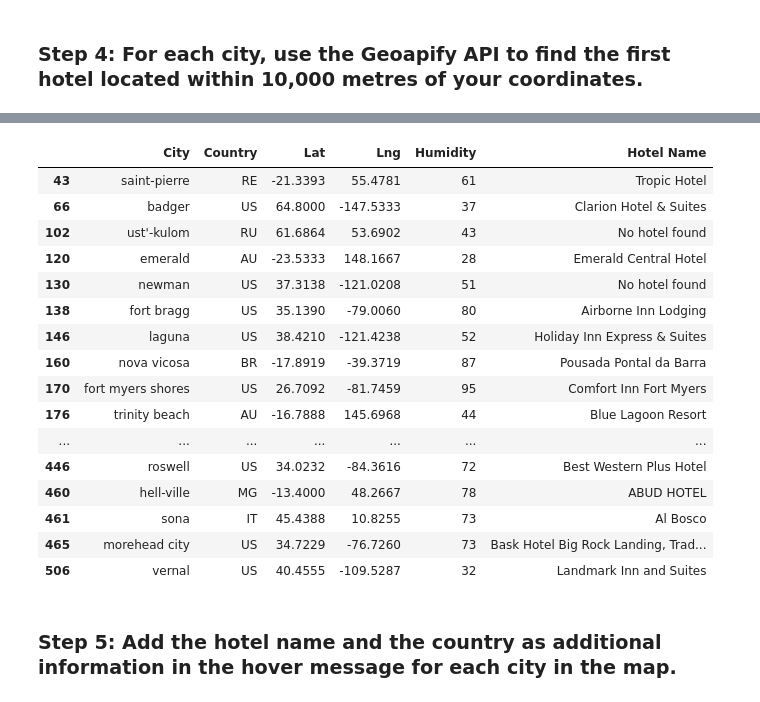
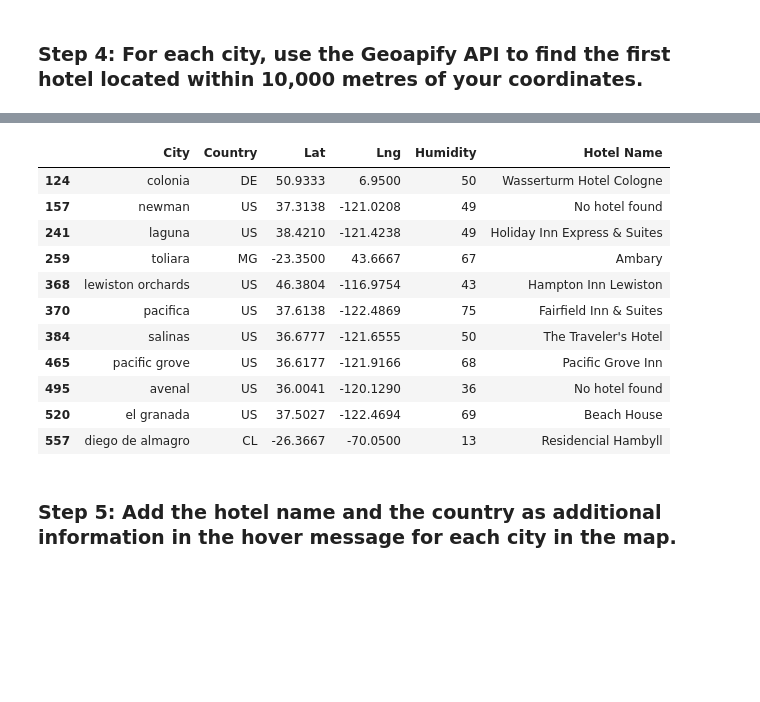
Before and after one commit to DidemBl/python-api-challenge, a Jupyter notebook: WeatherPy/VacationPy.ipynb, the cells around one changed output, grey strips where cells are left out. Drawn from its saved outputs; the diff is of its cells as text; code cells hidden in the pictures; blank space fills up the shorter version.

```diff
--- a/WeatherPy/VacationPy.ipynb
+++ b/WeatherPy/VacationPy.ipynb
@@ -96,0 +52,14 @@ city_data_df_map
+# %%
+
+#A max temperature lower than 27 degrees but higher than 21
+ideal_temp_df = city_data_df.loc[(city_data_df["Max Temp"]>21) & (city_data_df["Max Temp"]<26) & (city_data_df["Wind Speed"] < 4.5) & (city_data_df["Cloudiness"] ==0), :]
+ideal_temp_df
+
+
+
+#Narrow down cities that fit criteria and drop any results with null values
+ideal_temp_df.dropna()
+
+
+# Display sample data
+ideal_temp_df.head(11)
@@ -98,12 +80,14 @@ city_data_df_map
 ### Step 3: Create a new DataFrame called `hotel_df`.
 # %%
 # Use the Pandas copy function to create DataFrame called hotel_df to store the city, country, coordinates, and humidity
-# YOUR CODE HERE
+hotel_df = ideal_temp_df.copy()
 
 # Add an empty column, "Hotel Name," to the DataFrame so you can store the hotel found using the Geoapify API
-# YOUR CODE HERE
+
+hotel_df["Hotel Name"] = " "
+hotel_df = hotel_df[["City", "Country", "Lat", "Lng", "Humidity","Hotel Name"]]
 
 # Display sample data
-# YOUR CODE HERE
+hotel_df.head()
 # %% [output]
 |  | City | Country | Lat | Lng | Humidity | Hotel Name |
@@ -127,9 +100,10 @@ city_data_df_map
 ### Step 4: For each city, use the Geoapify API to find the first hotel located within 10,000 metres of your coordinates.
 # %%
 # Set parameters to search for a hotel
-radius = # YOUR CODE HERE
+radius = 10000
 params = {
-    # YOUR CODE HERE
+    "categories":f"accommodation.hotel",
+    "apiKey": geoapify_key
 }
 
 # Print a message to follow up the hotel search
@@ -137,21 +111,23 @@ print("Starting hotel search")
 
 # Iterate through the hotel_df DataFrame
 for index, row in hotel_df.iterrows():
-    # get latitude, longitude from the DataFrame
-    # YOUR CODE HERE
+#get latitude, longitude from the DataFrame
+    latitude= hotel_df.loc[index,"Lat"]
+    longitude=hotel_df.loc[index,"Lng"]
 
     # Add the current city's latitude and longitude to the params dictionary
-    params["filter"] = # YOUR CODE HERE
-    params["bias"] = # YOUR CODE HERE
-
+    params["filter"] = f"circle:{longitude},{latitude},{radius}"
+    params["bias"] = f"proximity:{longitude},{latitude}"
+    params["lat"] = latitude
+    params["lon"] = longitude
     # Set base URL
     base_url = "https://api.geoapify.com/v2/places"
 
-    # Make and API request using the params dictionary
-    name_address = # YOUR CODE HERE
+    # Make an API request using the params dictionary
+    name_address = requests.get(base_url,params=params)
 
     # Convert the API response to JSON format
-    name_address = # YOUR CODE HERE
+    name_address = name_address.json()
 
     # Grab the first hotel from the results and store the name in the hotel_df DataFrame
     try:
@@ -186,19 +157,14 @@ vernal - nearest hotel: Landmark Inn and Suites
 |  | City | Country | Lat | Lng | Humidity | Hotel Name |
-| 43 | saint-pierre | RE | -21.3393 | 55.4781 | 61 | Tropic Hotel |
-| 66 | badger | US | 64.8000 | -147.5333 | 37 | Clarion Hotel & Suites |
-| 102 | ust'-kulom | RU | 61.6864 | 53.6902 | 43 | No hotel found |
-| 120 | emerald | AU | -23.5333 | 148.1667 | 28 | Emerald Central Hotel |
-| 130 | newman | US | 37.3138 | -121.0208 | 51 | No hotel found |
-| 138 | fort bragg | US | 35.1390 | -79.0060 | 80 | Airborne Inn Lodging |
-| 146 | laguna | US | 38.4210 | -121.4238 | 52 | Holiday Inn Express & Suites |
-| 160 | nova vicosa | BR | -17.8919 | -39.3719 | 87 | Pousada Pontal da Barra |
-| 170 | fort myers shores | US | 26.7092 | -81.7459 | 95 | Comfort Inn Fort Myers |
-| 176 | trinity beach | AU | -16.7888 | 145.6968 | 44 | Blue Lagoon Resort |
-| ... | ... | ... | ... | ... | ... | ... |
-| 446 | roswell | US | 34.0232 | -84.3616 | 72 | Best Western Plus Hotel |
-| 460 | hell-ville | MG | -13.4000 | 48.2667 | 78 | ABUD HOTEL |
-| 461 | sona | IT | 45.4388 | 10.8255 | 73 | Al Bosco |
-| 465 | morehead city | US | 34.7229 | -76.7260 | 73 | Bask Hotel Big Rock Landing, Trad... |
-| 506 | vernal | US | 40.4555 | -109.5287 | 32 | Landmark Inn and Suites |
+| 124 | colonia | DE | 50.9333 | 6.9500 | 50 | Wasserturm Hotel Cologne |
+| 157 | newman | US | 37.3138 | -121.0208 | 49 | No hotel found |
+| 241 | laguna | US | 38.4210 | -121.4238 | 49 | Holiday Inn Express & Suites |
+| 259 | toliara | MG | -23.3500 | 43.6667 | 67 | Ambary |
+| 368 | lewiston orchards | US | 46.3804 | -116.9754 | 43 | Hampton Inn Lewiston |
+| 370 | pacifica | US | 37.6138 | -122.4869 | 75 | Fairfield Inn & Suites |
+| 384 | salinas | US | 36.6777 | -121.6555 | 50 | The Traveler's Hotel |
+| 465 | pacific grove | US | 36.6177 | -121.9166 | 68 | Pacific Grove Inn |
+| 495 | avenal | US | 36.0041 | -120.1290 | 36 | No hotel found |
+| 520 | el granada | US | 37.5027 | -122.4694 | 69 | Beach House |
+| 557 | diego de almagro | CL | -26.3667 | -70.0500 | 13 | Residencial Hambyll |
 # %% [markdown]
 ### Step 5: Add the hotel name and the country as additional information in the hover message for each city in the map.
```
Also changed, not shown: parts of 7 cells of this notebook.
